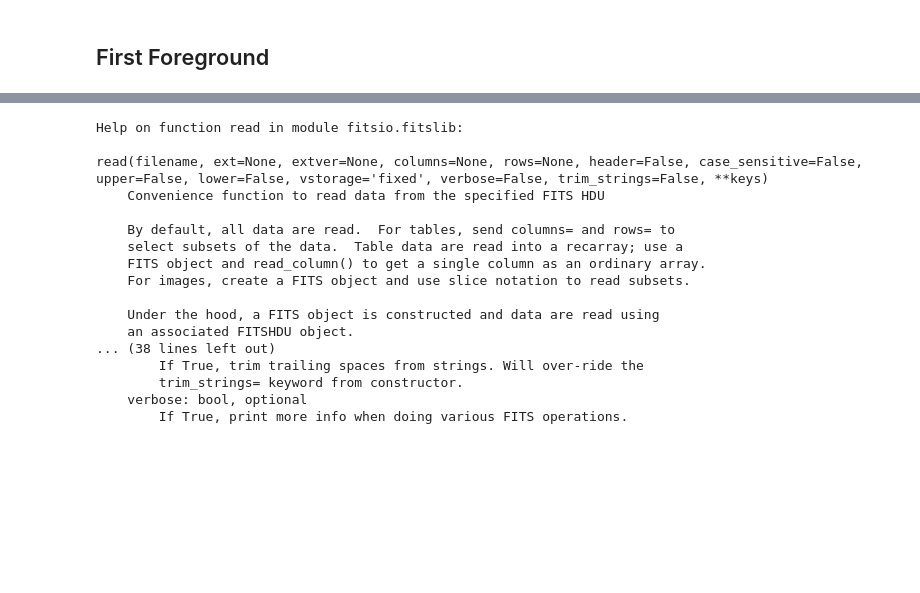
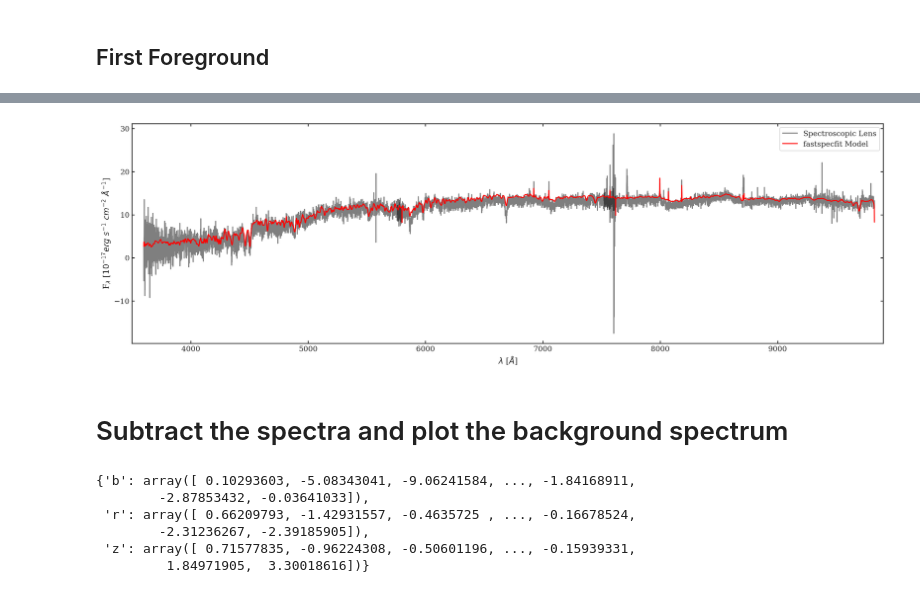
Before and after one commit to moustakas/fastspecfit-projects, a Jupyter notebook: speclens/plotSeparatedSpectra.ipynb, the cells around one changed output, grey strips where cells are left out. Saved outputs shown, nothing was run; the diff lists cells and outputs as text; code cells hidden in the pictures; blank space fills up the shorter version.

```diff
--- a/speclens/plotSeparatedSpectra.ipynb
+++ b/speclens/plotSeparatedSpectra.ipynb
@@ -57,5 +66,5 @@ outdir = '/global/cfs/cdirs/desi/users/nrfran/speclens/'
 # %%
 # plot the original spectrum
 orig = os.path.join(outdir, 'coadd-sv3-bright-25964-out.fits')
-plotDesiSpectra(orig)
+coaddSpec = plotDesiSpectra(orig)
 # %% [output]
@@ -64,15 +73,38 @@ INFO:spectra.py:291:read_spectra: iotime 0.028 sec to read coadd-sv3-bright-2596
 # %% [markdown]
 ## First Foreground
 # %%
-def plotFastspecModel(fastfile, ax=None):
-
+def plotFastspecModel(fastfile, coaddPath, ax=None):
+    '''
+    Function to plot the fastspecfit model over the original spectrum
+    '''
     from astropy.table import Table
     import fitsio
+    from desispec.io import read_spectra
 
-    model = Table(fitsio.read(fastfile, ext='MODELS'))
+    # read in fastspecfit model
+    model = Table(fitsio.read(fastfile, ext=3))
+    flux = model['col0'].data[0]
+    wave = np.linspace(3600.0, 9824.0, len(flux))
 
-    return models, hdr
+    if not ax:
+        fig, ax = plt.subplots(figsize=(20,6))
+
+    # read in a plot original coadded spectrum in the background
+    coaddSpec = read_spectra(coaddPath)
+    ax.plot(coaddSpec.wave['b'], coaddSpec.flux['b'][0], color = 'k', alpha = 0.5)
+    ax.plot(coaddSpec.wave['r'], coaddSpec.flux['r'][0], color = 'k', alpha = 0.5)
+    ax.plot(coaddSpec.wave['z'], coaddSpec.flux['z'][0], color = 'k', alpha = 0.5, label='Spectroscopic Lens')
+
+    # plot fastspecfit model
+    ax.plot(wave, flux, 'r-', label='fastspecfit Model')
+
+    ax.set_xlim([3500, 9900])
+    ax.set_xlabel('$\lambda$ [$\AA$]')
+    ax.set_ylabel('F$_{\lambda}$ [$10^{-17} erg\ s^{-1}\ cm^{-2}\ \AA^{-1}$]')
+    ax.legend()
+
+    return wave, flux
 # %%
 foregroundpath = os.path.join(outdir, 'fastspec-sv3-bright-25964-out.fits')
-plotFastspecModel(foregroundpath)
+frontWave, frontFlux = plotFastspecModel(foregroundpath, orig)
 # %% [output]
@@ -80,20 +112,3 @@ OSError: extension not found: models (case insensitive)
+[figure, added]
-# %%
-help(fitsio.read)
-# %% [output]
-Help on function read in module fitsio.fitslib:
-
-read(filename, ext=None, extver=None, columns=None, rows=None, header=False, case_sensitive=False, upper=False, lower=False, vstorage='fixed', verbose=False, trim_strings=False, **keys)
-    Convenience function to read data from the specified FITS HDU
-
-    By default, all data are read.  For tables, send columns= and rows= to
-    select subsets of the data.  Table data are read into a recarray; use a
-    FITS object and read_column() to get a single column as an ordinary array.
-    For images, create a FITS object and use slice notation to read subsets.
-
-    Under the hood, a FITS object is constructed and data are read using
-    an associated FITSHDU object.
-... (38 lines left out)
-        If True, trim trailing spaces from strings. Will over-ride the
-        trim_strings= keyword from constructor.
-    verbose: bool, optional
-        If True, print more info when doing various FITS operations.
+# %% [markdown]
+# Subtract the spectra and plot the background spectrum
@@ -99,0 +153,9 @@ read(filename, ext=None, extver=None, columns=None, rows=None, header=False, cas
+# %%
+wave, backFlux = subtract_spectra(coaddSpec, frontFlux, frontWave)
+# %% [output]
+{'b': array([ 0.10293603, -5.08343041, -9.06241584, ..., -1.84168911,
+        -2.87853432, -0.03641033]),
+ 'r': array([ 0.66209793, -1.42931557, -0.4635725 , ..., -0.16678524,
+        -2.31236267, -2.39185905]),
+ 'z': array([ 0.71577835, -0.96224308, -0.50601196, ..., -0.15939331,
+         1.84971905,  3.30018616])}
```
Also changed, not shown: parts of 7 cells of this notebook, 1 other file.
